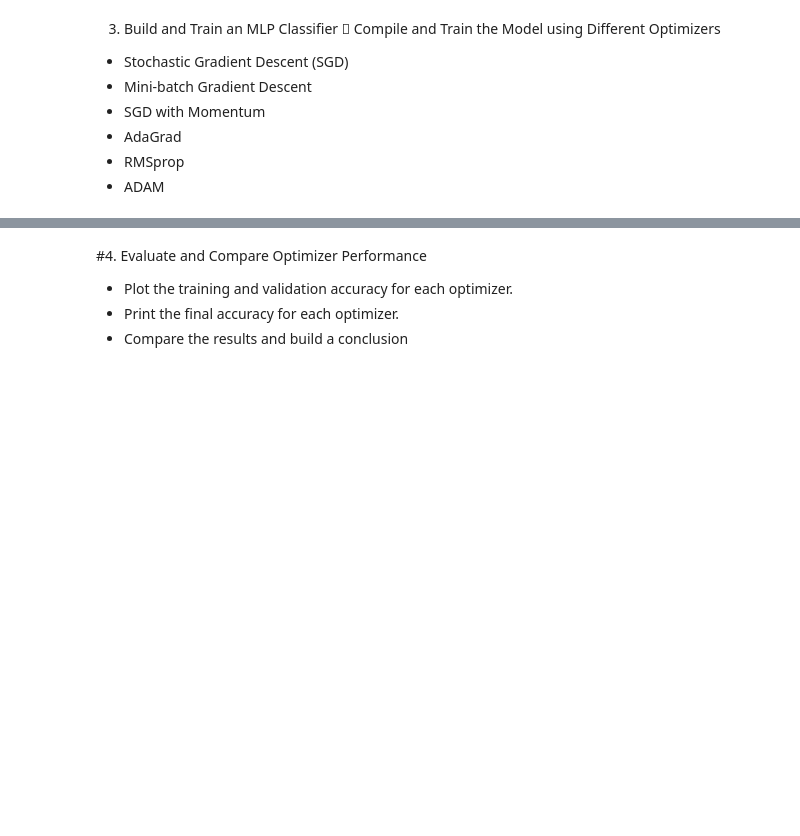
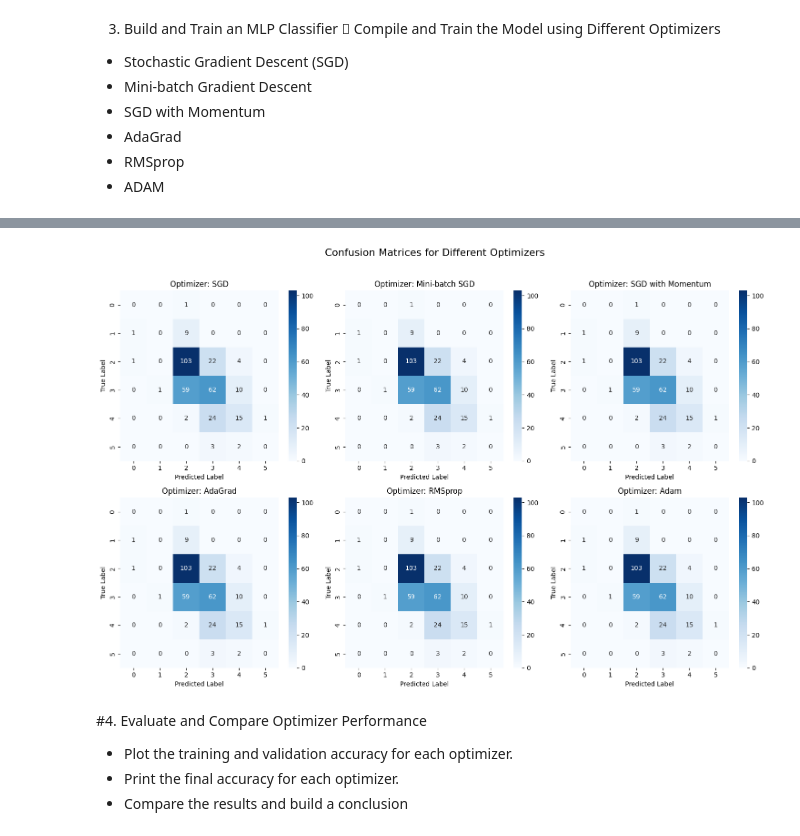
Before and after one commit to M0h1tkumar/mlw-2-DEEP-LEARNING-, a Jupyter notebook: Lab_Assignment_03.ipynb, the cells around one changed output, grey strips where cells are left out. Cells and saved outputs as stored; diff of their text form; code cells hidden in the pictures; blank space fills up the shorter version.

```diff
--- a/Lab_Assignment_03.ipynb
+++ b/Lab_Assignment_03.ipynb
@@ -152,17 +151,0 @@ Test Loss: 1.0610, Test Accuracy: 0.5500
-# %%
-import seaborn as sns
-from sklearn.metrics import confusion_matrix
-
-# Predict on the test data using the trained model
-y_pred = model.predict(X_test)
-y_pred = y_pred.argmax(axis=1)  # For multi-class classification, get the class with highest probability
-
-# Now you can create the confusion matrix
-cm = confusion_matrix(y_test, y_pred)
-
-plt.figure(figsize=(4, 5))
-sns.heatmap(cm, annot=True, fmt='d', cmap='Blues')
-plt.xlabel('Predicted')
-plt.ylabel('True')
-plt.title('Confusion Matrix')
-plt.show()
@@ -171,0 +152,33 @@ plt.show()
+# %%
+import seaborn as sns
+import matplotlib.pyplot as plt
+from sklearn.metrics import confusion_matrix
+
+num_optimizers = len(all_histories)
+num_cols = 3  # Number of columns for subplots
+num_rows = (num_optimizers + num_cols - 1) // num_cols  # Calculate number of rows
+
+fig, axes = plt.subplots(num_rows, num_cols, figsize=(15, 5 * num_rows))
+fig.suptitle('Confusion Matrices for Different Optimizers', fontsize=16)
+
+for i, (optimizer_name, history) in enumerate(all_histories.items()):
+    # Get predictions for the test set
+    y_pred = model.predict(X_test)  # Use the trained model with the current optimizer
+    y_pred_classes = y_pred.argmax(axis=1)  # For multi-class, get predicted class labels
+
+    # Create the confusion matrix
+    cm = confusion_matrix(y_test, y_pred_classes)
+
+    # Plot the heatmap using Seaborn on the corresponding subplot
+    row = i // num_cols
+    col = i % num_cols
+    ax = axes[row, col] if num_rows > 1 else axes[col]  # Handle single row case
+
+    sns.heatmap(cm, annot=True, fmt='d', cmap='Blues', ax=ax)
+    ax.set_title(f'Optimizer: {optimizer_name}')
+    ax.set_xlabel('Predicted Label')
+    ax.set_ylabel('True Label')
+
+plt.tight_layout(rect=[0, 0, 1, 0.96])  # Adjust layout for suptitle
+plt.show()
+# %% [output]
@@ -172,3 +191,4 @@ plt.show()
+[figure, added]
 # %% [markdown]
 #4. Evaluate and Compare Optimizer Performance
 * Plot the training and validation accuracy for each optimizer.
```
Also changed, not shown: parts of 6 cells of this notebook.
